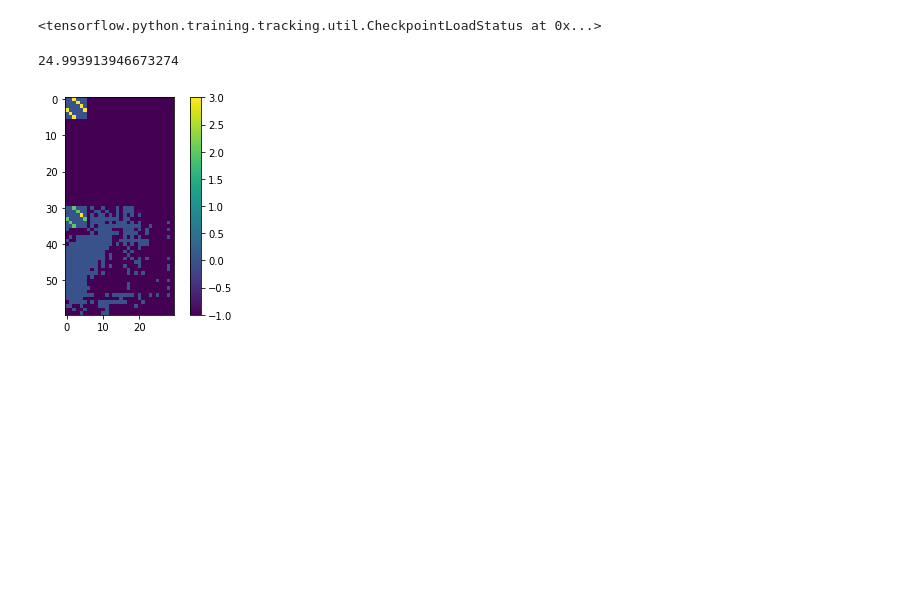
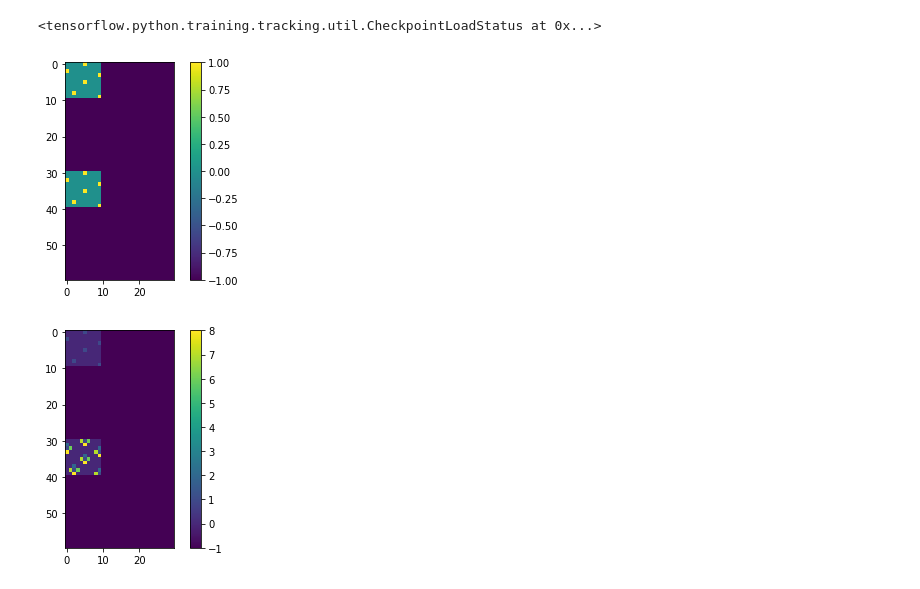
Before and after one commit to HarveyBrezinaConniffe/ARC, a Jupyter notebook: AI.ipynb, the cells around one changed output. Drawn from its saved outputs; the diff is of its cells as text; code cells hidden in the pictures; blank space fills up the shorter version.

```diff
--- a/AI.ipynb
+++ b/AI.ipynb
@@ -228,7 +228,7 @@ def getGradients(taskin):
 def generateTask(examples, cin, l, accthresh, verbose):
     cin = cin.astype(np.float64)
     lasterr = 99999
-    for i in range(5000):
+    for i in range(1000):
         grads = np.zeros((30, 30, 1))
         err = 0
         acc = 0
@@ -261,25 +261,13 @@ def generateTask(examples, cin, l, accthresh, verbose):
     out = cin.reshape(60, 30)[30:, :]
     return out
 
-def generateExample(taskclass):
+def generateExample(taskclass, thresh):
     examples = []
     for i in range(Xt[taskclass].shape[0]):
         examples.append(Xt[taskclass][i].reshape(60,30,1).astype(np.float64))
     cin = np.array([Xv[taskclass][0].reshape(60,30,1)])
     cin[0][30:, :, :] = cin[0][:30, :, :]
-    out = generateTask(examples, cin, 10, 50, False)
+    out = generateTask(examples, cin, 0.5, thresh, False)
     cout = cin[0].reshape(60, 30)
     cout[30:, :] = out
     return cout
-# %%
-from timeit import default_timer as timer
-start = timer()
-out = generateExample(2)
-end = timer()
-print((end-start)*500)
-plt.imshow(out)
-plt.colorbar()
-plt.show()
-# %% [output]
-24.993913946673274
-[figure, removed]
@@ -286,3 +277,16 @@ plt.show()
+# %%
+cclass = random.randint(0, Xt.shape[0])
+out = generateExample(cclass, 80)
+correct = Xv[cclass][0]
+plt.imshow(out)
+plt.colorbar()
+plt.show()
+plt.imshow(correct)
+plt.colorbar()
+plt.show()
+# %% [output]
+[figure, added]
+[figure, added]
 # %%
 Xadv = []
 Yadv = []
```
Also changed, not shown: parts of 3 cells of this notebook.
